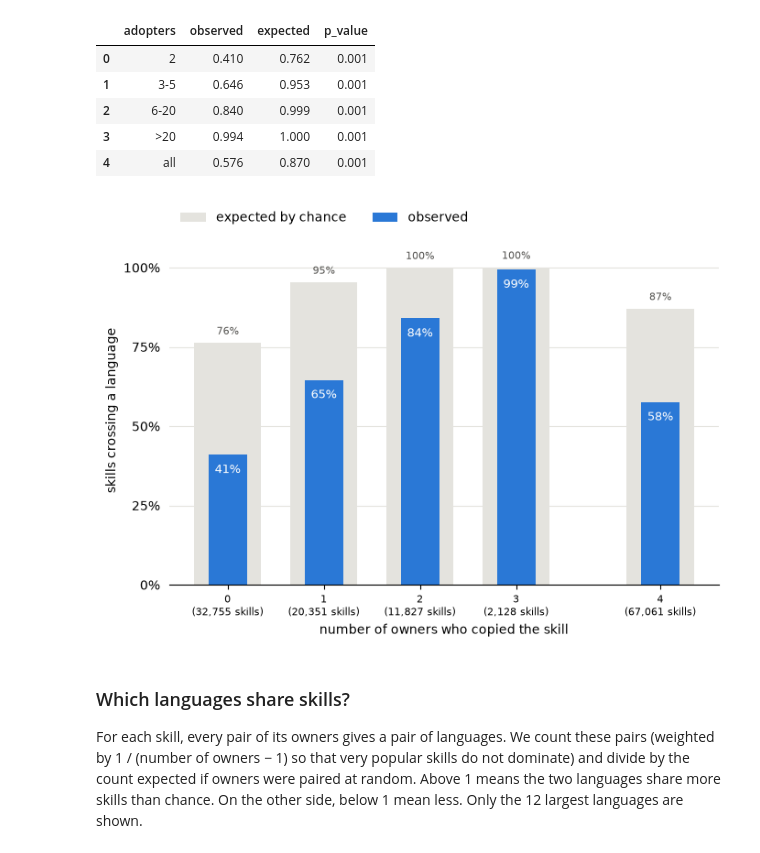
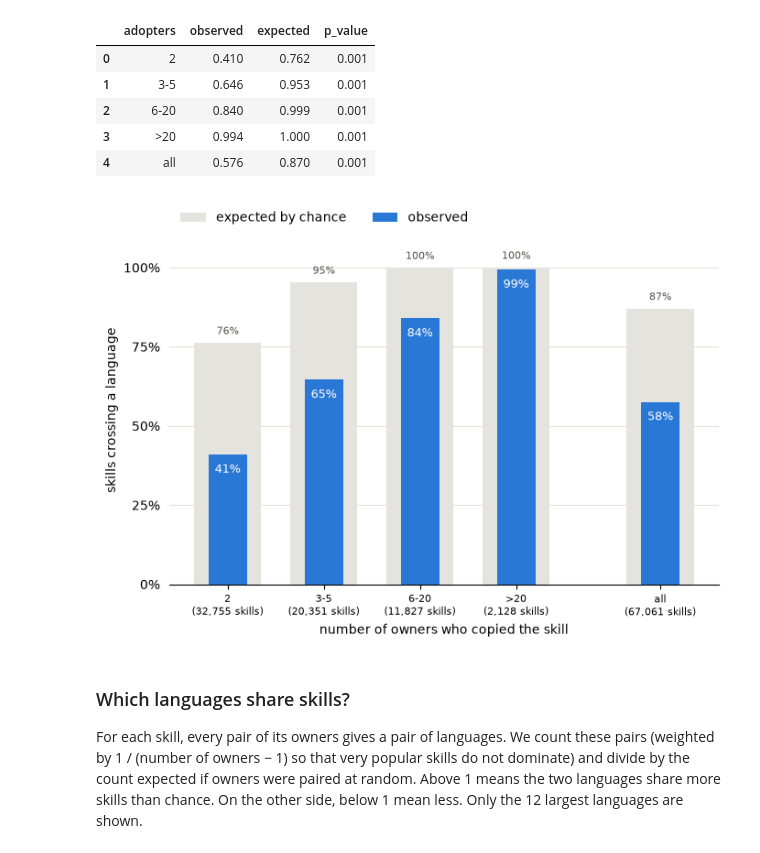
Before and after one commit to Sebastian-Espin/LOG6307E-MSR-2027-mining-challenge, a Jupyter notebook: notebooks/data_analysis.ipynb, the cells around one changed output. Saved outputs shown, nothing was run; the diff lists cells and outputs as text; code cells hidden in the pictures.

```diff
--- a/notebooks/data_analysis.ipynb
+++ b/notebooks/data_analysis.ipynb
@@ -96,32 +96,32 @@ results
 | 4 | all | 0.576 | 0.870 | 0.001 |
 # %%
 n_skills = list(rq1["adopters"].value_counts().sort_index()) + [len(rq1)]
-labels = [f"{group}\n({n:,} skills)" for group, n in zip(results.index, n_skills)]
+labels = [f"{group}\n({n:,} skills)" for group, n in zip(results["adopters"], n_skills)]
 x = np.array([0, 1, 2, 3, 4.5])  # small gap before "all"
 
 fig, ax = plt.subplots(figsize=(7, 5))
 ax.bar(x, results["expected"], width=0.7, color="#e4e3de", label="expected by chance")
 ax.bar(x, results["observed"], width=0.4, color="#2a78d6", label="observed")
 for xi, obs, exp in zip(x, results["observed"], results["expected"]):
     ax.text(xi, obs - 0.03, f"{obs:.0%}", ha="center", va="top", fontsize=9, color="white")
     ax.text(xi, exp + 0.02, f"{exp:.0%}", ha="center", va="bottom", fontsize=8, color="#52514e")
 
 ax.set_xticks(x, labels, fontsize=8)
 ax.set_xlabel("number of owners who copied the skill")
 ax.set_ylabel("skills crossing a language")
 ax.set_ylim(0, 1.1)
 ax.set_yticks([0, 0.25, 0.5, 0.75, 1])
 ax.yaxis.set_major_formatter(plt.matplotlib.ticker.PercentFormatter(1))
 ax.yaxis.grid(True, color="#e4e3de", linewidth=0.8)
 ax.set_axisbelow(True)
 ax.spines[["top", "right", "left"]].set_visible(False)
 ax.tick_params(left=False)
 ax.legend(frameon=False, loc="lower left", bbox_to_anchor=(0, 1.0), ncol=2)
 fig.tight_layout()
 fig.savefig(FIG_DIR / "rq1_language_crossing.pdf")
 plt.show()
 # %% [output]
-[figure, old version]
+[figure, new version]
 # %% [markdown]
 ### Which languages share skills?
 
```
Also changed, not shown: 1 other file.
